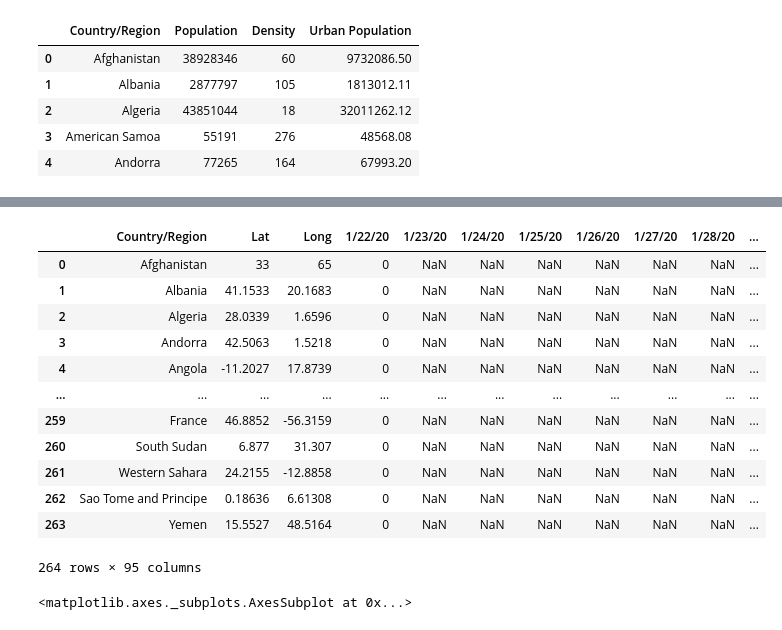
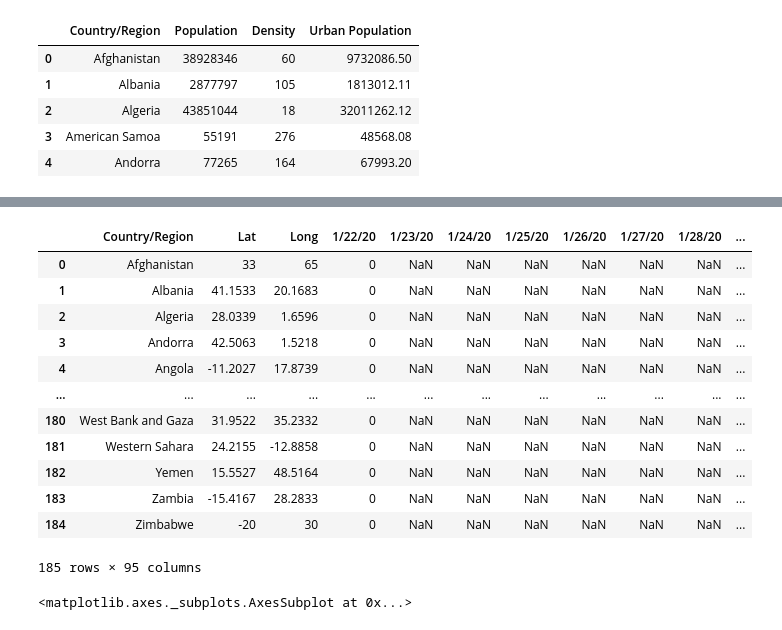
Before and after one commit to dtangster/cmpe256, a Jupyter notebook: david.ipynb, the cells around one changed output, grey strips where cells are left out. Cells and saved outputs as stored; diff of their text form; code cells hidden in the pictures.

```diff
--- a/david.ipynb
+++ b/david.ipynb
@@ -221,6 +227,7 @@ Shape after dropping: (2565, 4)
 # to a different province or state. This however will also sum the latitude and longitudes. In our case
 # this does not matter because we will be replacing these values from another dataset.
 group_confirmed_df = confirmed_df.groupby("Country/Region")
-agg_confirmed_df = group_confirmed_df.sum()
-agg_confirmed_df  # This is a normal DataFrame again with duplicate countries removed
+confirmed_df = group_confirmed_df.sum()
+confirmed_df.reset_index(inplace=True)
+confirmed_df  # This is a normal DataFrame again with duplicate countries removed
 # %% [output]
@@ -287,11 +293,11 @@ GDP fix dict:
 | 4 | Andorra | AND | GDP per capita (current US$) | NY.GDP.PCAP.CD | NaN | NaN | NaN | NaN | ... |
 5 rows × 65 columns
 # %%
-# Using the `confirmed` dataset as the primary data source, see if the `tests` and `gdb` datasets are
+# Using the `confirmed` dataset as the primary data source, see if the `tests` and `gdp per capita` datasets are
 # missing any countries that we need.
 #
 # *** We are using this function repeatedly to recheck for abnormalities again after the previous cleaning steps.
-confirmed_countries = set(agg_confirmed_df.index)
+confirmed_countries = set(confirmed_df.index)
 #print("Confirmed countries:", confirmed_countries)
 tests_countries = set(tests_df["Entity"].values)
 #print("Tests countries:", tests_countries)
@@ -308,7 +314,7 @@ common_confirmed_plus_gdp_capita = confirmed_countries & gdp_capita_countries
 uncommon_confirmed_plus_gdp_capita = confirmed_countries ^ gdp_capita_countries
 confirmed_minus_gdp_capita = confirmed_countries - gdp_capita_countries
 
-# From the following output, the following is questionable and shouldn't be a country:
+# Some of the following output is questionable and shouldn't be a country
 # Ships:  Diamond Princess, MS Zaandam
 print("Countries missing in `GDP per capita` dataset:")
 # TODO: How should we impute these values
@@ -441,24 +511,24 @@ tests_df["Date"] = (tests_df["Date"] - datetime(1970,1,1)).dt.total_seconds()
 # %%
 # Get rate of increase based on confirmed cases
 tp_confirmed_df = confirmed_df.transpose()
 for i in tp_confirmed_df:
     tp_confirmed_df[i][4:] = tp_confirmed_df[i][4:].pct_change()
 
 confirmed_rate_df = tp_confirmed_df.transpose()
-confirmed_rate_df
+confirmed_rate_df.head()
 # %% [output]
 |  | Country/Region | Lat | Long | 1/22/20 | 1/23/20 | 1/24/20 | 1/25/20 | 1/26/20 | 1/27/20 | 1/28/20 | ... |
 | 0 | Afghanistan | 33 | 65 | 0 | NaN | NaN | NaN | NaN | NaN | NaN | ... |
 | 1 | Albania | 41.1533 | 20.1683 | 0 | NaN | NaN | NaN | NaN | NaN | NaN | ... |
 | 2 | Algeria | 28.0339 | 1.6596 | 0 | NaN | NaN | NaN | NaN | NaN | NaN | ... |
 | 3 | Andorra | 42.5063 | 1.5218 | 0 | NaN | NaN | NaN | NaN | NaN | NaN | ... |
 | 4 | Angola | -11.2027 | 17.8739 | 0 | NaN | NaN | NaN | NaN | NaN | NaN | ... |
 | ... | ... | ... | ... | ... | ... | ... | ... | ... | ... | ... | ... |
-| 259 | France | 46.8852 | -56.3159 | 0 | NaN | NaN | NaN | NaN | NaN | NaN | ... |
-| 260 | South Sudan | 6.877 | 31.307 | 0 | NaN | NaN | NaN | NaN | NaN | NaN | ... |
-| 261 | Western Sahara | 24.2155 | -12.8858 | 0 | NaN | NaN | NaN | NaN | NaN | NaN | ... |
-| 262 | Sao Tome and Principe | 0.18636 | 6.61308 | 0 | NaN | NaN | NaN | NaN | NaN | NaN | ... |
-| 263 | Yemen | 15.5527 | 48.5164 | 0 | NaN | NaN | NaN | NaN | NaN | NaN | ... |
+| 180 | West Bank and Gaza | 31.9522 | 35.2332 | 0 | NaN | NaN | NaN | NaN | NaN | NaN | ... |
+| 181 | Western Sahara | 24.2155 | -12.8858 | 0 | NaN | NaN | NaN | NaN | NaN | NaN | ... |
+| 182 | Yemen | 15.5527 | 48.5164 | 0 | NaN | NaN | NaN | NaN | NaN | NaN | ... |
+| 183 | Zambia | -15.4167 | 28.2833 | 0 | NaN | NaN | NaN | NaN | NaN | NaN | ... |
+| 184 | Zimbabwe | -20 | 30 | 0 | NaN | NaN | NaN | NaN | NaN | NaN | ... |
-264 rows × 95 columns
+185 rows × 95 columns
 # %%
 # USA: Percentage change per day based on the total confirmed from previous day
```
Also changed, not shown: parts of 18 cells of this notebook, 1 other file.
